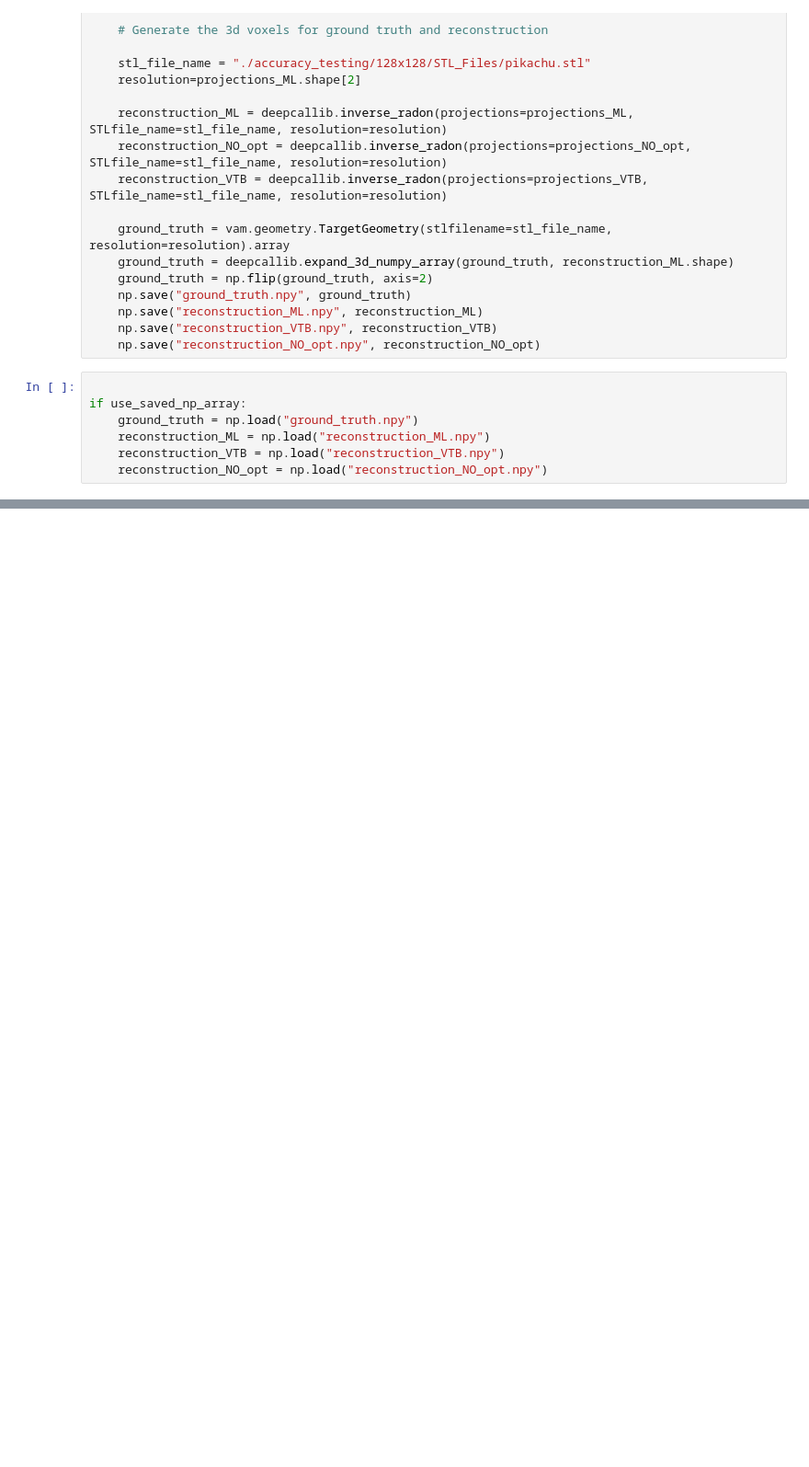
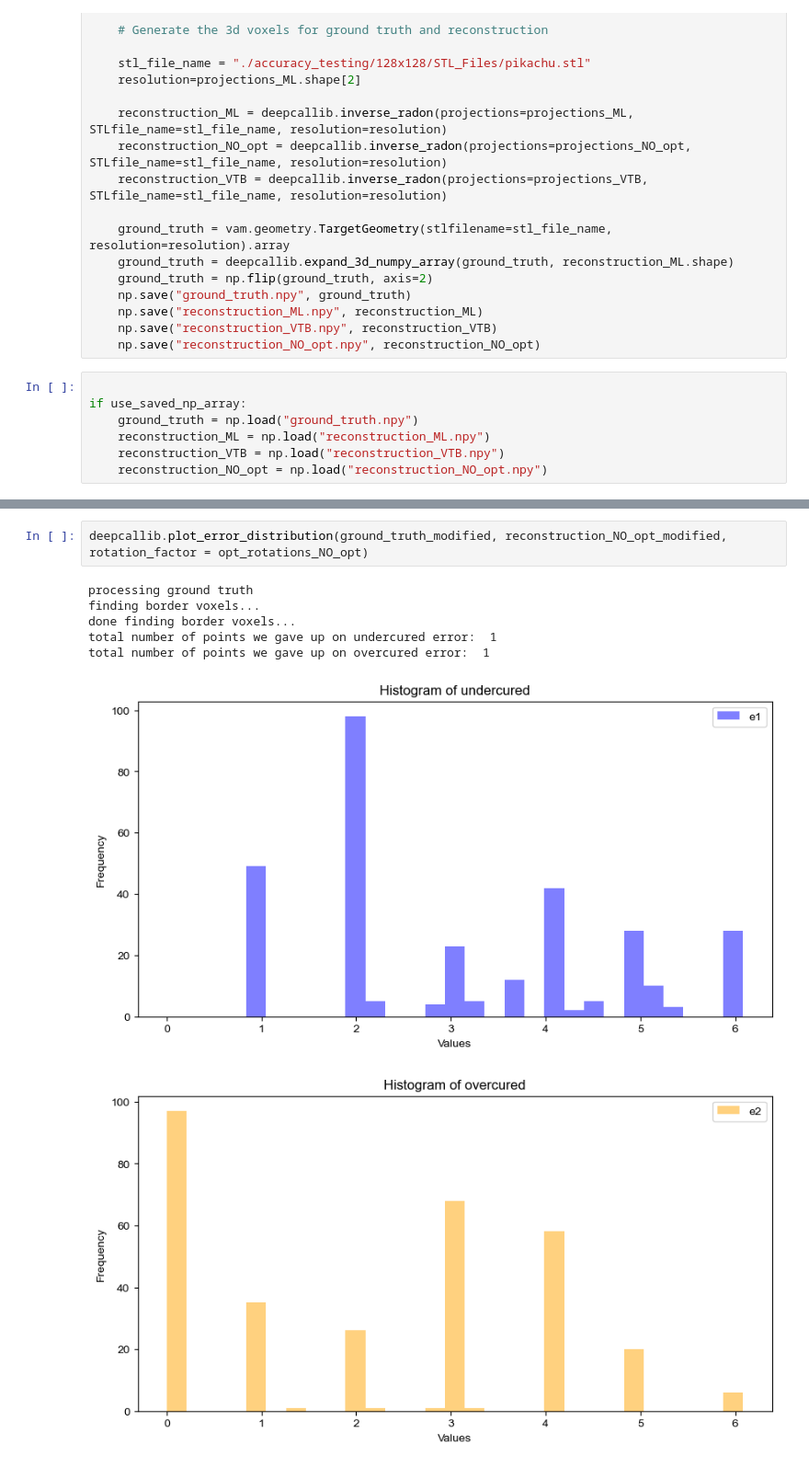
Before and after one commit to Clamepending/deepCAL, a Jupyter notebook: Generate_accuracy_data.ipynb, the cells around one changed output, grey strips where cells are left out. Shown: that part at 92% size. Saved outputs shown, nothing was run; the diff lists cells and outputs as text; blank space fills up the shorter version.

```diff
--- a/Generate_accuracy_data.ipynb
+++ b/Generate_accuracy_data.ipynb
@@ -219,3 +225,13 @@ error at 2.46875 is 36897152.99160724
+# %%
+deepcallib.plot_error_distribution(ground_truth_modified, reconstruction_NO_opt_modified, rotation_factor = opt_rotations_NO_opt)
+# %% [output]
+processing ground truth
+finding border voxels...
+done finding border voxels...
+total number of points we gave up on undercured error:  1
+total number of points we gave up on overcured error:  1
+[figure, added]
+[figure, added]
 # %%
 # best_number_of_rotation_VTB = 1.4500000000000002
 # best_number_of_rotation_ML = 1.6750000000000003
```
Also changed, not shown: parts of 2 cells of this notebook, 1 other file.
